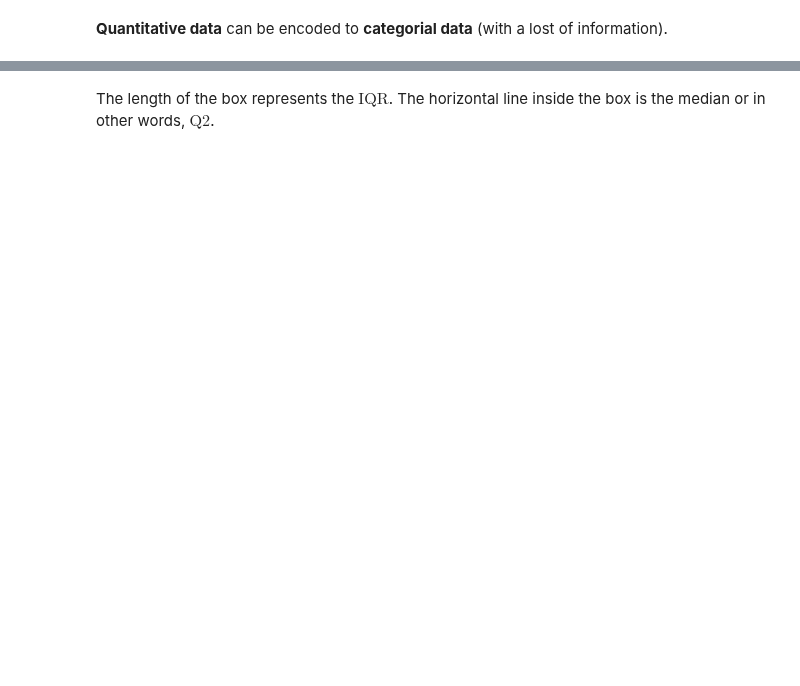
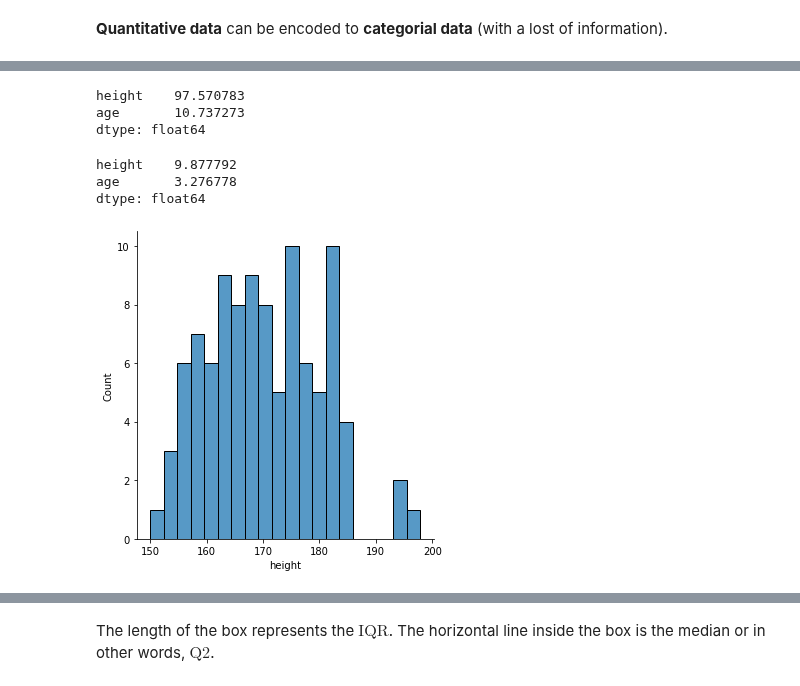
Before and after one commit to thomd/math, a Jupyter notebook: statistics.ipynb, the cells around one changed output, grey strips where cells are left out. Saved outputs shown, nothing was run; the diff lists cells and outputs as text; code cells hidden in the pictures; blank space fills up the shorter version.

```diff
--- a/statistics.ipynb
+++ b/statistics.ipynb
@@ -99,0 +151,16 @@ h
+# %%
+df.var()
+# %% [output]
+height    97.570783
+age       10.737273
+dtype: float64
+# %%
+df.std()
+# %% [output]
+height    9.877792
+age       3.276778
+dtype: float64
+# %%
+sns.displot(df.height, bins=20);
+# %% [output]
+[figure, added]
```
Also changed, not shown: parts of 41 cells of this notebook, 1 other file.
